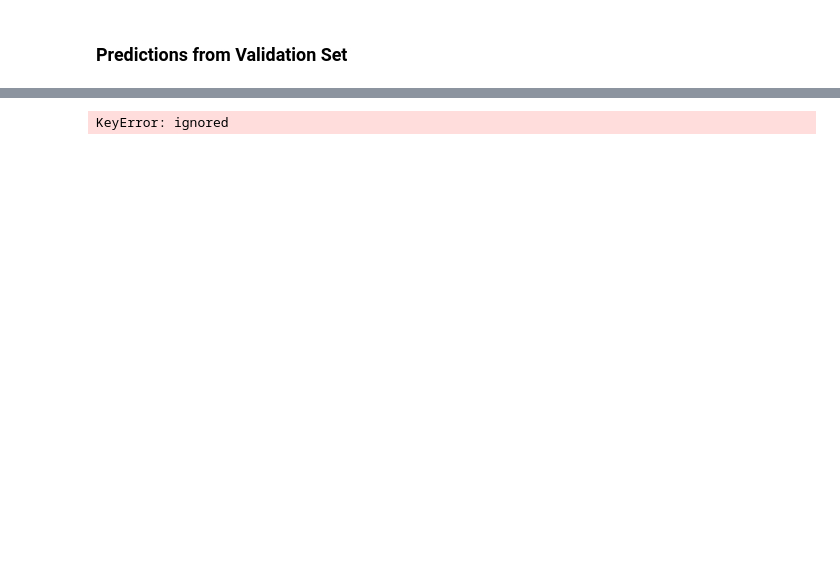
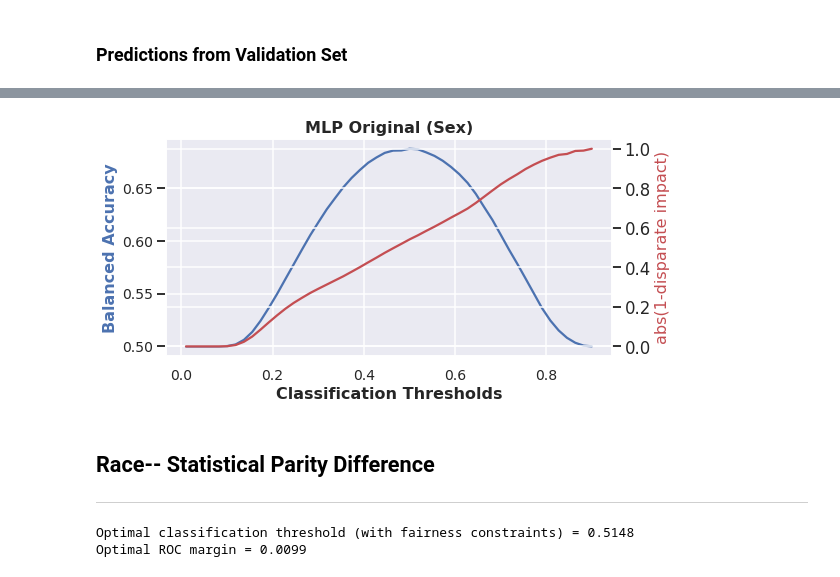
Before and after one commit to analiseb/UB-Masters-Thesis, a Jupyter notebook: MIT_postprocessing_mitigation--DL_methods1.ipynb, the cells around one changed output, grey strips where cells are left out. Cells and saved outputs as stored; diff of their text form; code cells hidden in the pictures; blank space fills up the shorter version.

```diff
--- a/MIT_postprocessing_mitigation--DL_methods1.ipynb
+++ b/MIT_postprocessing_mitigation--DL_methods1.ipynb
@@ -894,7 +896,7 @@ Optimal ROC margin = 0.0594
 ### Predictions from Validation Set
 # %%
 # Metrics for the test set
-fav_inds = dataset_orig_valid_pred1.scores > 0.4852
+fav_inds = dataset_orig_valid_pred1.scores > 0.4951
 dataset_orig_valid_pred1.labels[fav_inds] = dataset_orig_valid_pred1.favorable_label
 dataset_orig_valid_pred1.labels[~fav_inds] = dataset_orig_valid_pred1.unfavorable_label
 
@@ -946,7 +954,7 @@ Theil index = 0.0870
 # %%
 thresh_arr = np.linspace(0.01, 0.9, 50)
 
-sex_stat_par_results = pd.DataFrame(columns = ['threshold', 'sensitivity', 'specificity', 'Balanced Accuracy', 'Avg Odds Difference', 'Disparate Impact', 'Statistical Parity Difference', 'Equal Opportunity Difference', 'Theil Index'])
+MLP_result_og_sex = pd.DataFrame(columns = ['threshold', 'sensitivity', 'specificity', 'Balanced Accuracy', 'Avg Odds Difference', 'Disparate Impact', 'Statistical Parity Difference', 'Equal Opportunity Difference', 'Theil Index'])
 
 for thresh in thresh_arr:
   # Metrics for the test set
@@ -954,7 +962,5 @@ for thresh in thresh_arr:
   dataset_orig_valid_pred1.labels[fav_inds] = dataset_orig_valid_pred1.favorable_label
   dataset_orig_valid_pred1.labels[~fav_inds] = dataset_orig_valid_pred1.unfavorable_label
 
-  metric_aft = fh.compute_metrics(dataset_orig_test1, dataset_transf_test_pred1, u1, p1, disp=False)
-  sex_stat_par_results.loc[len(sex_stat_par_results.index)] = [thresh, metric_aft['sensitivity'], metric_aft['specificity'], metric_aft['Balanced accuracy'], metric_aft['Average odds difference'], metric_aft['Disparate impact'], metric_aft['Statistical parity difference'], metric_aft['Equal opportunity difference'], metric_aft['Theil index']]
+  metric_og = fh.compute_metrics(dataset_orig_valid1, dataset_orig_valid_pred1, u1, p1, disp=False)
+  MLP_result_og_sex.loc[len(MLP_result_og_sex.index)] = [thresh, metric_og['sensitivity'], metric_og['specificity'], metric_og['Balanced accuracy'], metric_og['Average odds difference'], metric_og['Disparate impact'], metric_og['Statistical parity difference'], metric_og['Equal opportunity difference'], metric_og['Theil index']]
-# %% [output]
-KeyError: ignored
@@ -960,0 +969,33 @@ KeyError: ignored
+# %%
+sns.set(context='talk', style='darkgrid')
+
+fig, ax1 = plt.subplots(figsize=(8,4))
+plt.title('MLP Original (Sex)', fontsize=16, fontweight='bold')
+# ax1.plot(thresh_arr, sex_stat_par_results['Balanced Accuracy'], color='b', linestyle='dashed')
+ax1.plot(thresh_arr, MLP_result_og_sex['Balanced Accuracy'], color='b')
+ax1.set_xlabel('Classification Thresholds', fontsize=16, fontweight='bold')
+ax1.set_ylabel('Balanced Accuracy', color='b', fontsize=16, fontweight='bold')
+ax1.xaxis.set_tick_params(labelsize=14)
+ax1.yaxis.set_tick_params(labelsize=14)
+
+
+ax2 = ax1.twinx()
+# ax2.plot(thresh_arr,  np.abs(1.0-np.array(sex_stat_par_results['Disparate Impact'])), color='r', linestyle='dashed')
+ax2.plot(thresh_arr,  np.abs(1.0-np.array(MLP_result_og_sex['Disparate Impact'])), color='r')
+ax2.set_ylabel('abs(1-disparate impact)', color='r', fontsize=16)
+ax1.set_xlabel('Classification Thresholds', fontsize=16, fontweight='bold')
+ax1.set_ylabel('Balanced Accuracy', color='b', fontsize=16, fontweight='bold')
+ax1.xaxis.set_tick_params(labelsize=14)
+ax1.yaxis.set_tick_params(labelsize=14)
+plt.savefig
+# %% [output]
+[figure, added]
+# %% [markdown]
+## Race-- Statistical Parity Difference
+***
+# %%
+print("Optimal classification threshold (with fairness constraints) = %.4f" % ROC2.classification_threshold)
+print("Optimal ROC margin = %.4f" % ROC2.ROC_margin)
+# %% [output]
+Optimal classification threshold (with fairness constraints) = 0.5148
+Optimal ROC margin = 0.0099
```
Also changed, not shown: parts of 26 cells of this notebook.
